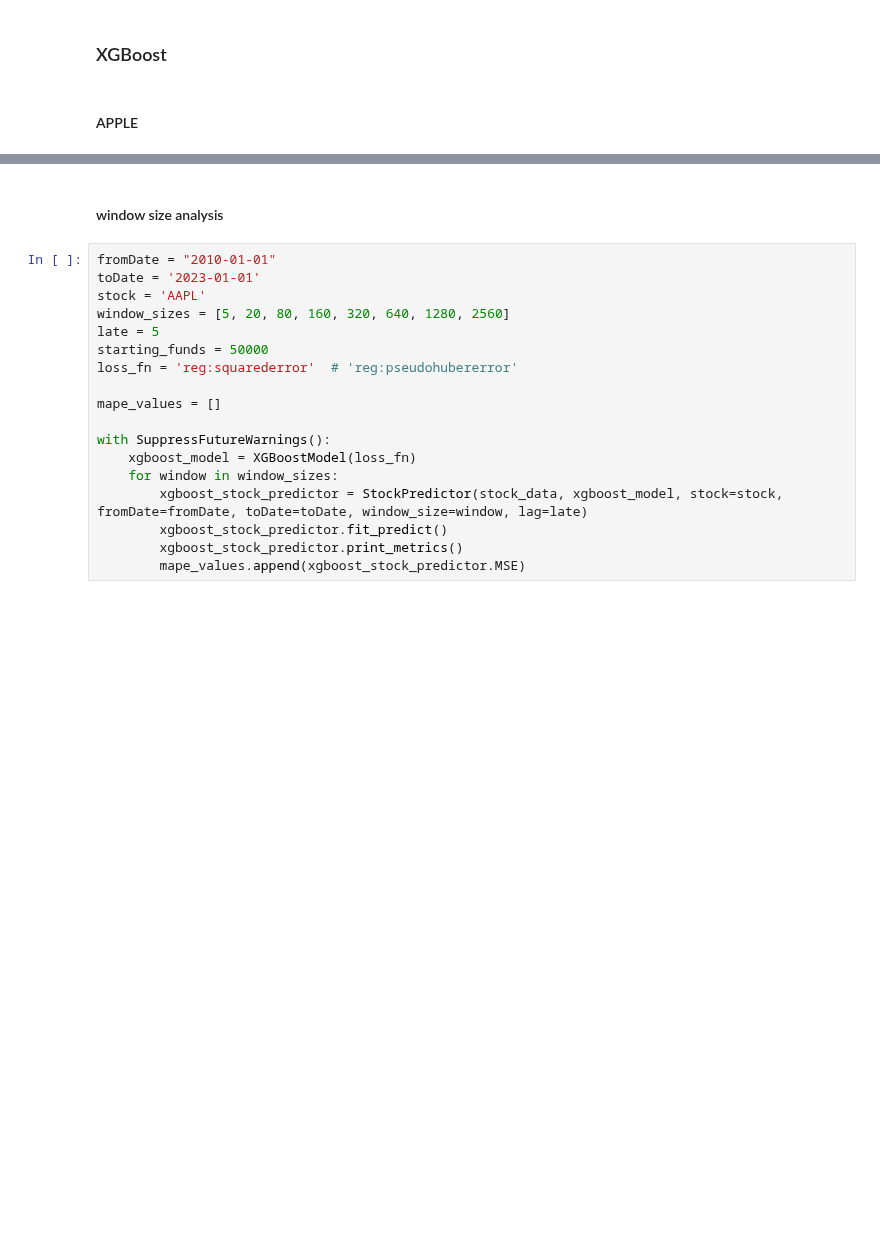
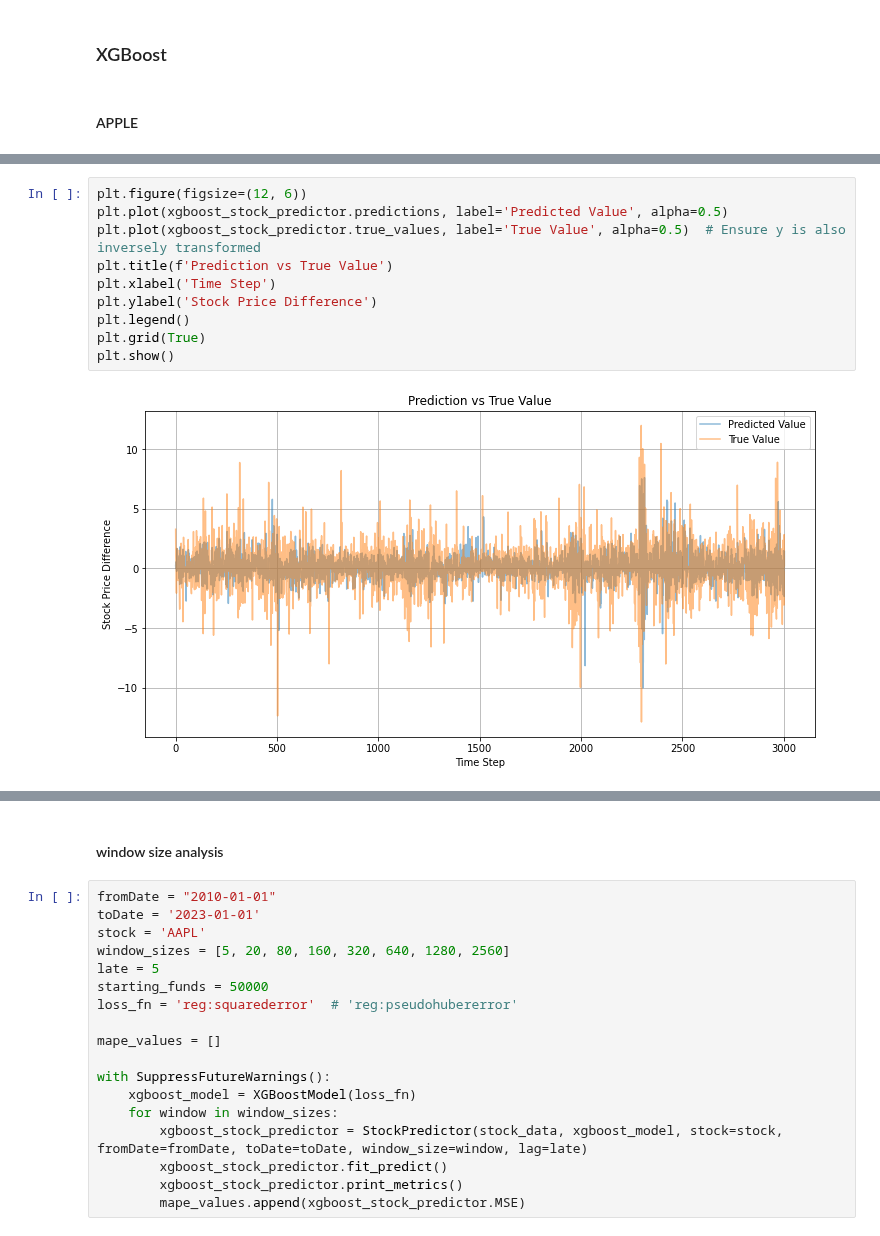
Before and after one commit to howie-zeng/Analyzing-Retail-Sentiment-and-Detecting-Trading-Signals, a Jupyter notebook: Stock_Analysis_Prediction/Stock/RF&XGBoost.ipynb, the cells around one changed output, grey strips where cells are left out. Saved outputs shown, nothing was run; the diff lists cells and outputs as text; blank space fills up the shorter version.

```diff
--- a/Stock_Analysis_Prediction/Stock/RF&XGBoost.ipynb
+++ b/Stock_Analysis_Prediction/Stock/RF&XGBoost.ipynb
@@ -219 +205,13 @@ xgboost_stock_predictor.plot_residuals()
+# %%
+plt.figure(figsize=(12, 6))
+plt.plot(xgboost_stock_predictor.predictions, label='Predicted Value', alpha=0.5)
+plt.plot(xgboost_stock_predictor.true_values, label='True Value', alpha=0.5)  # Ensure y is also inversely transformed
+plt.title(f'Prediction vs True Value')
+plt.xlabel('Time Step')
+plt.ylabel('Stock Price Difference')
+plt.legend()
+plt.grid(True)
+plt.show()
+# %% [output]
+[figure, added]
 # %%
```
Also changed, not shown: parts of 21 cells of this notebook, 4 other files.
